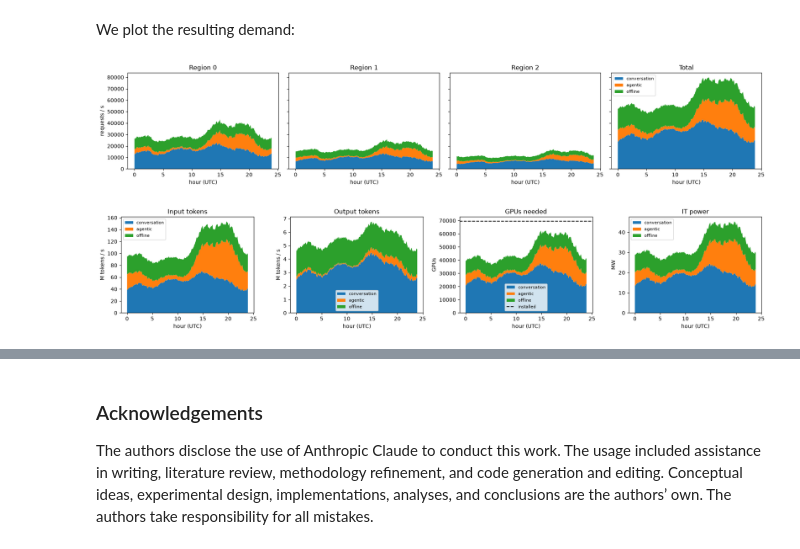
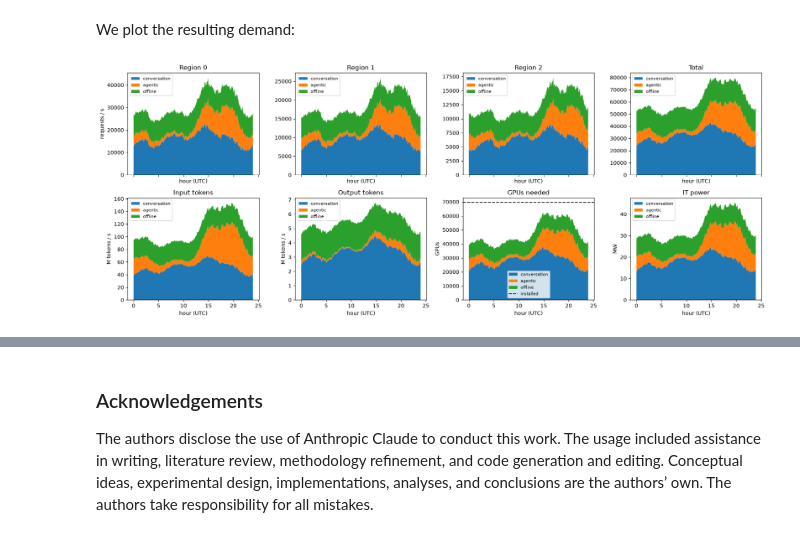
Before and after one commit to starship204/ComputePricing, a Jupyter notebook: DemandProfile.ipynb, the cells around one changed output, grey strips where cells are left out. Cells and saved outputs as stored; diff of their text form; code cells hidden in the pictures.

```diff
--- a/DemandProfile.ipynb
+++ b/DemandProfile.ipynb
@@ -565,11 +565,9 @@ Energy per request (J) × requests per second = W, divided by $10^6$ to get MW.
 #If headroom is set to 1, the code will not modify RHO.
 #If headroom is set to any other value, RHO will be set to an array of ones with the same length as RHO.
 
-headroom = 1
-if headroom == 1:
-    pass
-else:
-    RHO = np.ones(len(RHO))
+USE_HEADROOM = True                 # False: size for average load, with no queueing headroom
+if not USE_HEADROOM:
+    RHO = {c: 1.0 for c in CLASSES}
 # %%
 MIX     = {'conversation': .5, 'agentic': .3, 'offline': .2}   # share of requests per class (assumption)
 SHIFT   = [0, 1, 2]                                           # hours of time-zone shift per region
@@ -600,23 +598,59 @@ GPUs per site: [24025 24025 21355] | peak req/s: 79893.0 | peak IT MW: 45.4
 # %% [markdown]
 We plot the resulting demand:
 # %%
-fig, ax = plt.subplots(1, 4, figsize=(18, 3.5), sharey=True)
+# fig, ax = plt.subplots(1, 4, figsize=(18, 3.5), sharey=True)
+# for r in range(3):
+#     ax[r].stackplot(hours, DC[r], labels=CLASSES); ax[r].set_title(f'Region {r}')
+# ax[3].stackplot(hours, DC.sum(0), labels=CLASSES); ax[3].set_title('Total'); ax[3].legend(fontsize=8)
+# ax[0].set_ylabel('requests / s')
+# for a in ax: a.set_xlabel('hour (UTC)')
+# plt.tight_layout(); plt.show()
+
+# gpus = DC.sum(0) * gpu_per_req[:, None]                       # [class, t] busy + headroom GPUs
+# fig, ax = plt.subplots(1, 4, figsize=(18, 3.5))
+# ax[0].stackplot(hours, TOK_IN.sum(0) / 1e6, labels=CLASSES);  ax[0].set(title='Input tokens', ylabel='M tokens / s')
+# ax[1].stackplot(hours, TOK_OUT.sum(0) / 1e6, labels=CLASSES); ax[1].set(title='Output tokens', ylabel='M tokens / s')
+# ax[2].stackplot(hours, gpus, labels=CLASSES); ax[2].axhline(G_SITE.sum(), c='k', ls='--', label='installed')
+# ax[2].set(title='GPUs needed', ylabel='GPUs')
+# ax[3].stackplot(hours, P_IT.sum(0), labels=CLASSES);          ax[3].set(title='IT power', ylabel='MW')
+# for a in ax: a.set_xlabel('hour (UTC)'); a.legend(fontsize=8)
+# plt.tight_layout(); plt.show()
+
+fig, ax = plt.subplots(2, 4, figsize=(18, 7), sharex=True)
+
+# Row 1: Requests per second by region and total
 for r in range(3):
-    ax[r].stackplot(hours, DC[r], labels=CLASSES); ax[r].set_title(f'Region {r}')
-ax[3].stackplot(hours, DC.sum(0), labels=CLASSES); ax[3].set_title('Total'); ax[3].legend(fontsize=8)
-ax[0].set_ylabel('requests / s')
-for a in ax: a.set_xlabel('hour (UTC)')
-plt.tight_layout(); plt.show()
+    ax[0, r].stackplot(hours, DC[r], labels=CLASSES)
+    ax[0, r].set_title(f'Region {r}')
 
-gpus = DC.sum(0) * gpu_per_req[:, None]                       # [class, t] busy + headroom GPUs
-fig, ax = plt.subplots(1, 4, figsize=(18, 3.5))
-ax[0].stackplot(hours, TOK_IN.sum(0) / 1e6, labels=CLASSES);  ax[0].set(title='Input tokens', ylabel='M tokens / s')
-ax[1].stackplot(hours, TOK_OUT.sum(0) / 1e6, labels=CLASSES); ax[1].set(title='Output tokens', ylabel='M tokens / s')
-ax[2].stackplot(hours, gpus, labels=CLASSES); ax[2].axhline(G_SITE.sum(), c='k', ls='--', label='installed')
-ax[2].set(title='GPUs needed', ylabel='GPUs')
-ax[3].stackplot(hours, P_IT.sum(0), labels=CLASSES);          ax[3].set(title='IT power', ylabel='MW')
-for a in ax: a.set_xlabel('hour (UTC)'); a.legend(fontsize=8)
-plt.tight_layout(); plt.show()
+ax[0, 3].stackplot(hours, DC.sum(0), labels=CLASSES)
+ax[0, 3].set_title('Total')
+
+ax[0, 0].set_ylabel('requests / s')
+
+# Calculate GPU requirements
+gpus = DC.sum(0) * gpu_per_req[:, None]
+
+# Row 2: Aggregate system metrics
+ax[1, 0].stackplot(hours, TOK_IN.sum(0) / 1e6, labels=CLASSES)
+ax[1, 0].set(title='Input tokens', ylabel='M tokens / s')
+
+ax[1, 1].stackplot(hours, TOK_OUT.sum(0) / 1e6, labels=CLASSES)
+ax[1, 1].set(title='Output tokens', ylabel='M tokens / s')
+
+ax[1, 2].stackplot(hours, gpus, labels=CLASSES)
+ax[1, 2].axhline(G_SITE.sum(), c='k', ls='--', label='installed')
+ax[1, 2].set(title='GPUs needed', ylabel='GPUs')
+
+ax[1, 3].stackplot(hours, P_IT.sum(0), labels=CLASSES)
+ax[1, 3].set(title='IT power', ylabel='MW')
+
+# Formatting
+for a in ax.flat:
+    a.set_xlabel('hour (UTC)')
+    a.legend(fontsize=8)
+
+plt.tight_layout()
+plt.show()
 # %% [output]
-[figure, old version]
+[figure, new version]
-[figure, removed]
```
Also changed, not shown: parts of 4 cells of this notebook, 5 other files.
